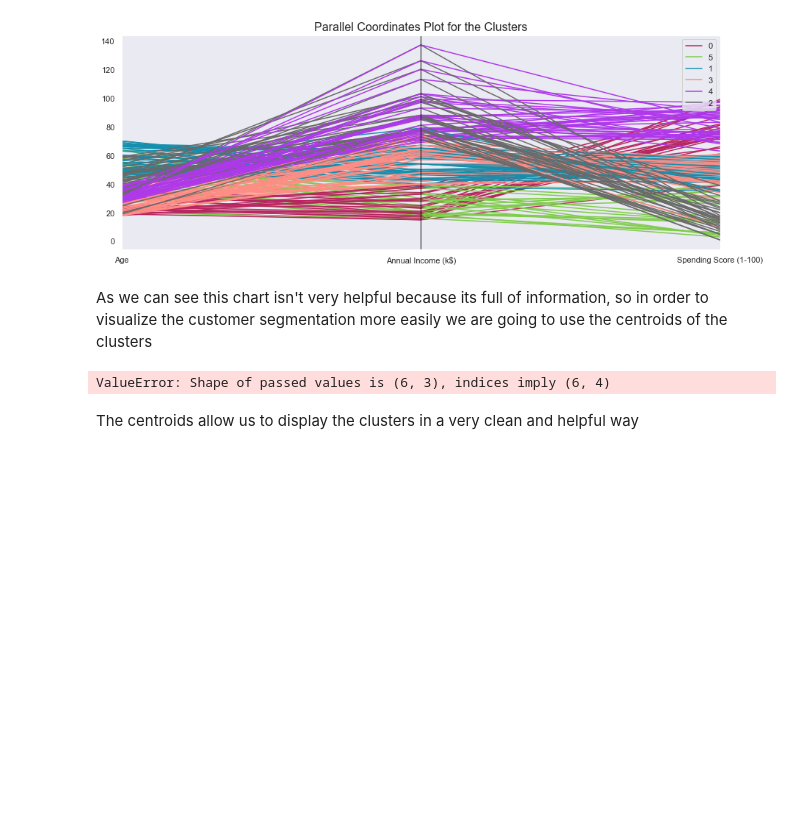
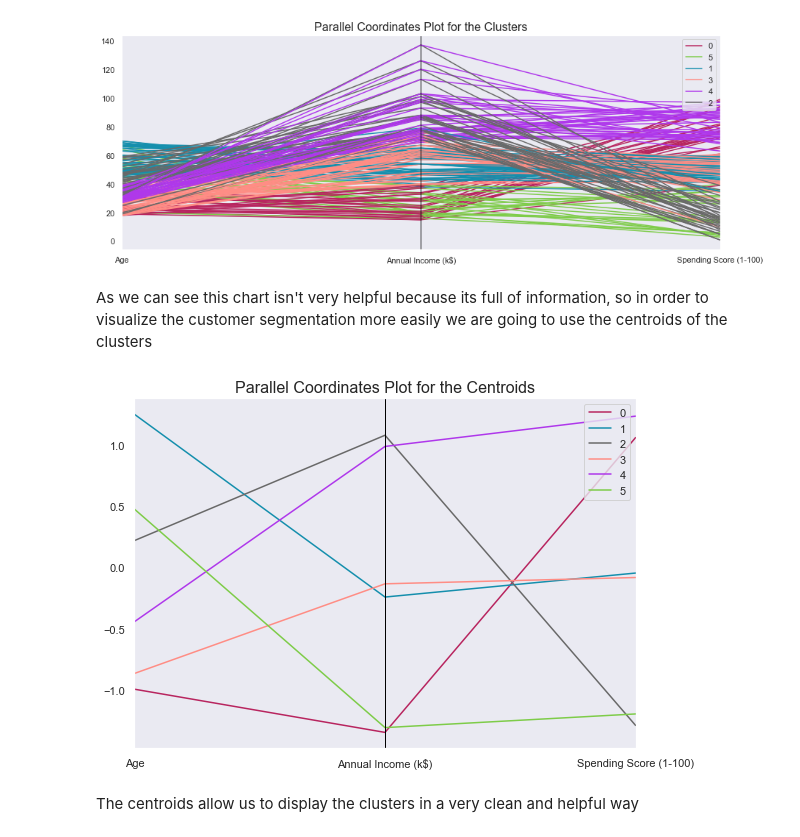
Before and after one commit to martinnss/Customer-Segmentation-with-KMeans-and-Affinity-Propagation, a Jupyter notebook: customer_segmentation_kmeans.ipynb, the cells around one changed output. Drawn from its saved outputs; the diff is of its cells as text; code cells hidden in the pictures; blank space fills up the shorter version.

```diff
--- a/customer_segmentation_kmeans.ipynb
+++ b/customer_segmentation_kmeans.ipynb
@@ -311,14 +311,14 @@ data.drop(columns=['cluster'],inplace=True)
 # %%
 # Create a data frame containing our centroids
 centroids = pd.DataFrame(kmeans1.cluster_centers_,columns=data.columns)
 centroids['cluster'] = centroids.index
-color_codes1=('#158FAD','#AF38EB','#696969','#B8255F','#7ECC49','#FF8D85')
+color_codes1=('#B8255F','#158FAD','#696969','#FF8D85','#AF38EB','#7ECC49')
 
 cent2=pd.plotting.parallel_coordinates(centroids,'cluster',color=color_codes1)
 plt.title('Parallel Coordinates Plot for the Centroids',fontsize=16)
 plt.show()
 # %% [output]
-ValueError: Shape of passed values is (6, 3), indices imply (6, 4)
+[figure, added]
 # %% [markdown]
 The centroids allow us to display the clusters in a very clean and helpful way
 # %% [markdown]
```
